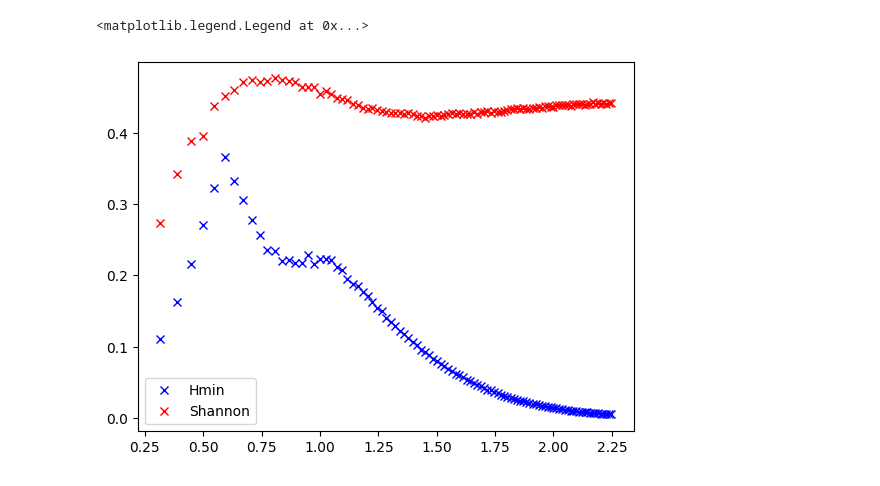
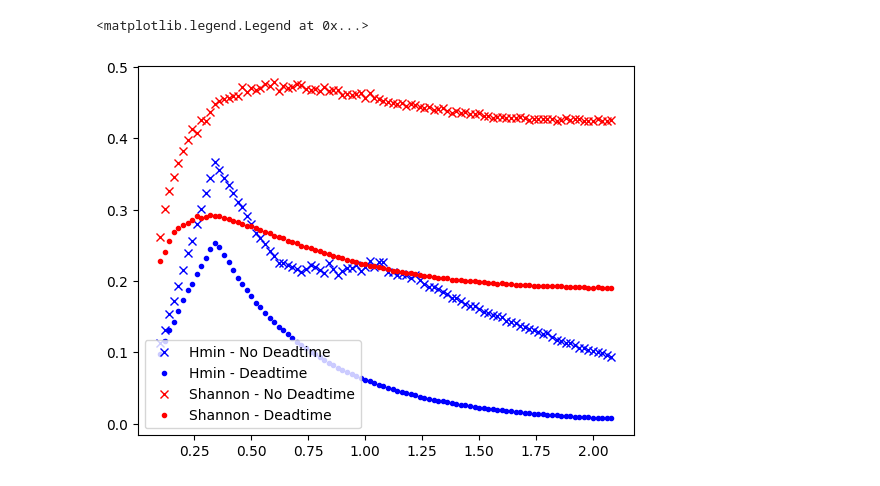
Before and after one commit to thmaoe/Master-thesis-QKD, a Jupyter notebook: test.ipynb, the cells around one changed output. Saved outputs shown, nothing was run; the diff lists cells and outputs as text; code cells hidden in the pictures.

```diff
--- a/test.ipynb
+++ b/test.ipynb
@@ -37,26 +61,48 @@ vals_ = []
 alphas = []
 
 for i in range(100):
-    alpha = sqrt(0.1 + i*0.05)
-    delta, p = simulation.doSimul(alpha, 1/2, '2', 100000, 0.77)
+    alpha = sqrt(0.1 + i*0.02)
+    delta, p = simulation.doSimul(alpha, 1/2, '2', 100000, 0.77, False)
     val = HminLower.getHmin(p[0], delta, 1/2)
     alphas.append(alpha)
     vals_.append(val)
+# %%
+vals_2 = []
+alphas = []
+
+for i in range(100):
+    alpha = sqrt(0.1 + i*0.02)
+    delta, p = simulation.doSimul(alpha, 1/2, '2', 100000, 0.77, True)
+    val = HminLower.getHmin(p[0], delta, 1/2)
+    alphas.append(alpha)
+    vals_2.append(val)
 # %%
-vals_2= []
+vals_3= []
 alphas = []
 
 for i in range(100):
-    alpha = sqrt(0.1 + i*0.05)
-    delta, p = simulation.doSimul(alpha, 1/2, '2', 100000, 0.77)
+    alpha = sqrt(0.1 + i*0.02)
+    delta, p = simulation.doSimul(alpha, 1/2, '2', 100000, 0.77, False)
     val = shannonLower.runOpti(delta, p[0], 1/2)
     alphas.append(alpha)
-    vals_2.append(val)
+    vals_3.append(val)
+# %%
+vals_4= []
+alphas = []
+
+for i in range(100):
+    alpha = sqrt(0.1 + i*0.02)
+    delta, p = simulation.doSimul(alpha, 1/2, '2', 100000, 0.77, True)
+    val = shannonLower.runOpti(delta, p[0], 1/2)
+    alphas.append(alpha)
+    vals_4.append(val)
 # %%
 plt.figure()
-plt.plot(alphas, vals_, 'bx', label='Hmin')
-plt.plot(alphas, vals_2, 'rx', label = 'Shannon')
+plt.plot(alphas, vals_, 'bx', label='Hmin - No Deadtime')
+plt.plot(alphas, vals_2, 'b.', label='Hmin - Deadtime')
+plt.plot(alphas, vals_3, 'rx', label='Shannon - No Deadtime')
+plt.plot(alphas, vals_4, 'r.', label = 'Shannon - Deadtime')
 plt.legend()
 # %% [output]
 <matplotlib.legend.Legend at 0x...>
-[figure, old version]
+[figure, new version]
```
Also changed, not shown: parts of 6 cells of this notebook, 2 other files.
